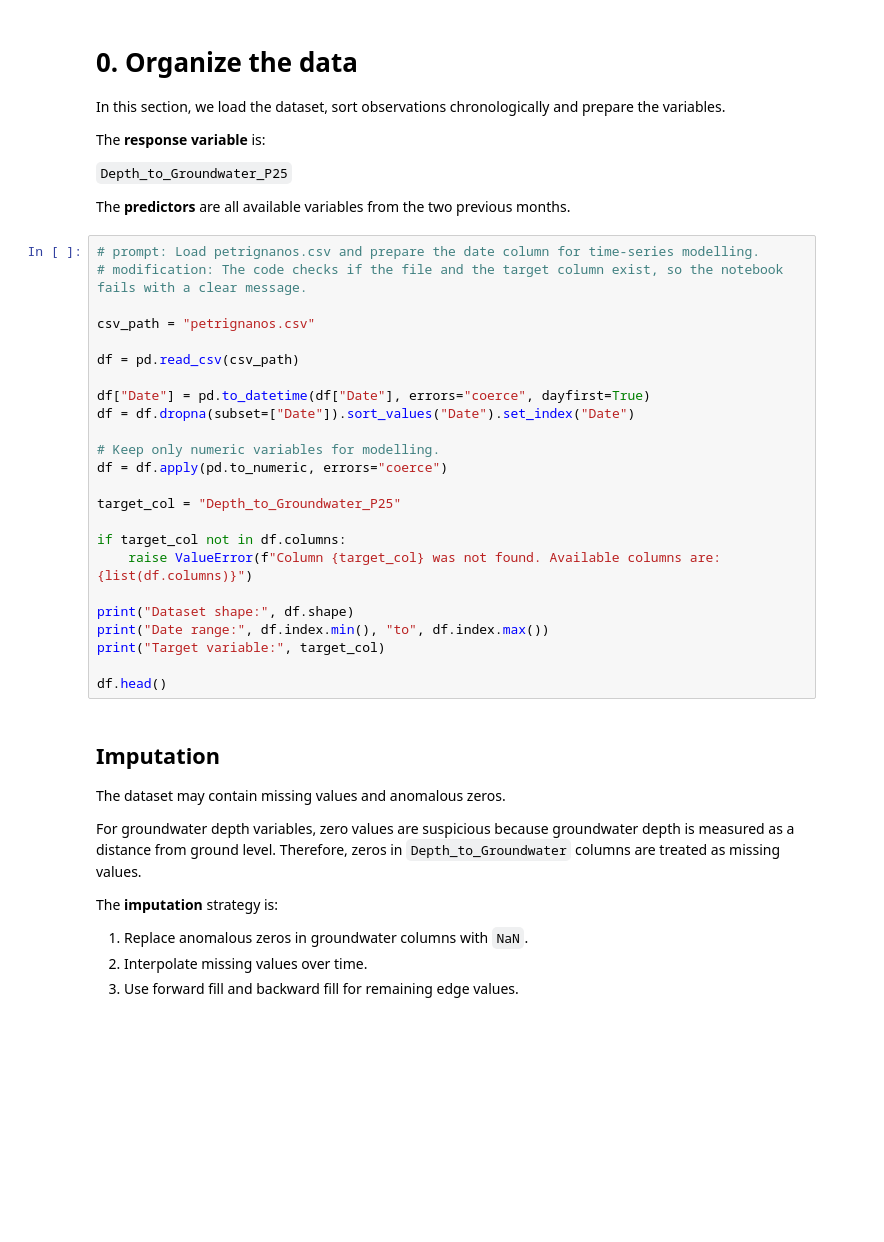
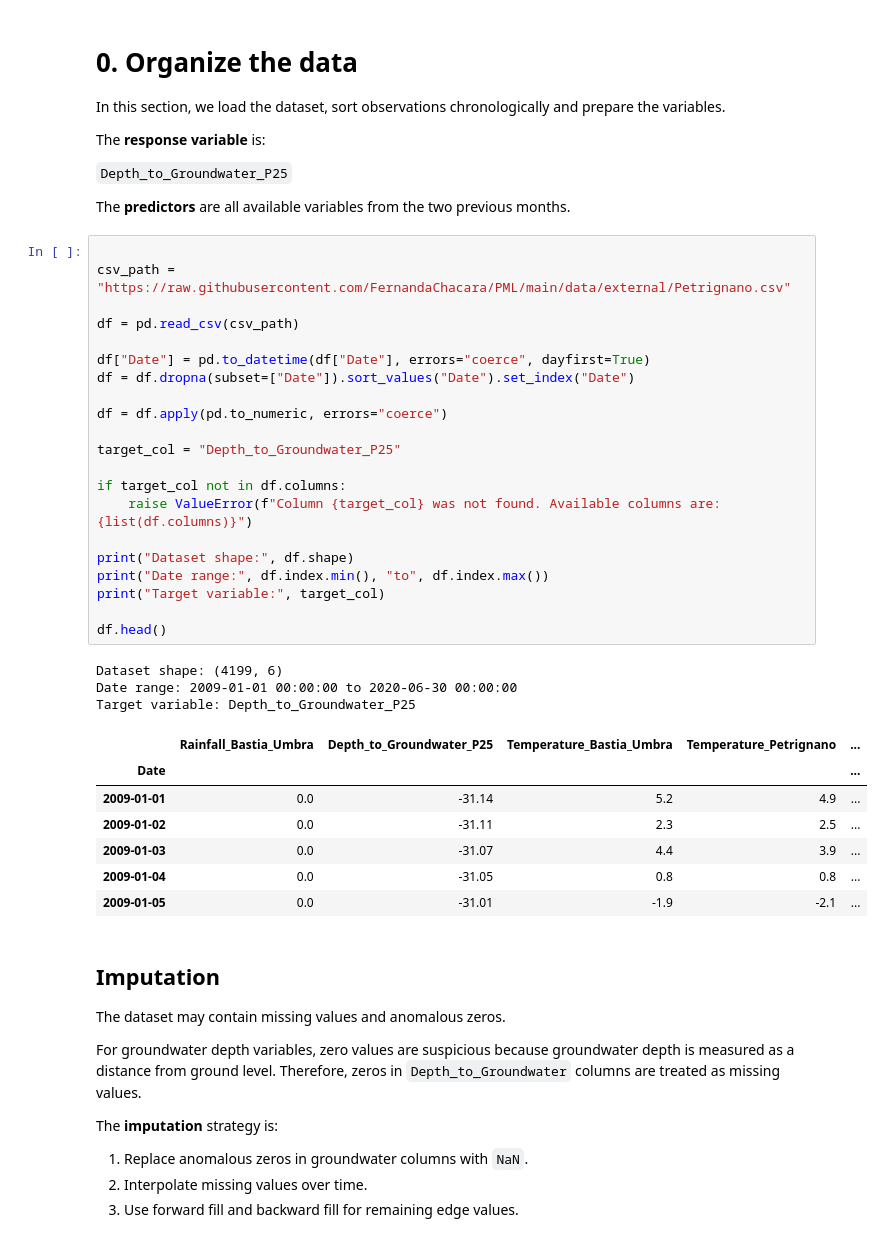
Before and after one commit to FernandaChacara/PML, a Jupyter notebook: code-scripts/petrignano_exercicio.ipynb, the cells around one changed output. Cells and saved outputs as stored; diff of their text form; blank space fills up the shorter version.

```diff
--- a/code-scripts/petrignano_exercicio.ipynb
+++ b/code-scripts/petrignano_exercicio.ipynb
@@ -58,29 +51,37 @@ The **response variable** is:
 
 The **predictors** are all available variables from the two previous months.
 # %%
-# prompt: Load petrignanos.csv and prepare the date column for time-series modelling.
-# modification: The code checks if the file and the target column exist, so the notebook fails with a clear message.
 
-csv_path = "petrignanos.csv"
+csv_path = "https://raw.githubusercontent.com/FernandaChacara/PML/main/data/external/Petrignano.csv"
 
 df = pd.read_csv(csv_path)
 
 df["Date"] = pd.to_datetime(df["Date"], errors="coerce", dayfirst=True)
 df = df.dropna(subset=["Date"]).sort_values("Date").set_index("Date")
 
-# Keep only numeric variables for modelling.
 df = df.apply(pd.to_numeric, errors="coerce")
 
 target_col = "Depth_to_Groundwater_P25"
 
 if target_col not in df.columns:
     raise ValueError(f"Column {target_col} was not found. Available columns are: {list(df.columns)}")
 
 print("Dataset shape:", df.shape)
 print("Date range:", df.index.min(), "to", df.index.max())
 print("Target variable:", target_col)
 
 df.head()
+# %% [output]
+Dataset shape: (4199, 6)
+Date range: 2009-01-01 00:00:00 to 2020-06-30 00:00:00
+Target variable: Depth_to_Groundwater_P25
+|  | Rainfall_Bastia_Umbra | Depth_to_Groundwater_P25 | Temperature_Bastia_Umbra | Temperature_Petrignano | ... |
+| Date |  |  |  |  | ... |
+| 2009-01-01 | 0.0 | -31.14 | 5.2 | 4.9 | ... |
+| 2009-01-02 | 0.0 | -31.11 | 2.3 | 2.5 | ... |
+| 2009-01-03 | 0.0 | -31.07 | 4.4 | 3.9 | ... |
+| 2009-01-04 | 0.0 | -31.05 | 0.8 | 0.8 | ... |
+| 2009-01-05 | 0.0 | -31.01 | -1.9 | -2.1 | ... |
 # %% [markdown]
 ## Imputation
 
```
Also changed, not shown: parts of 12 cells of this notebook.
